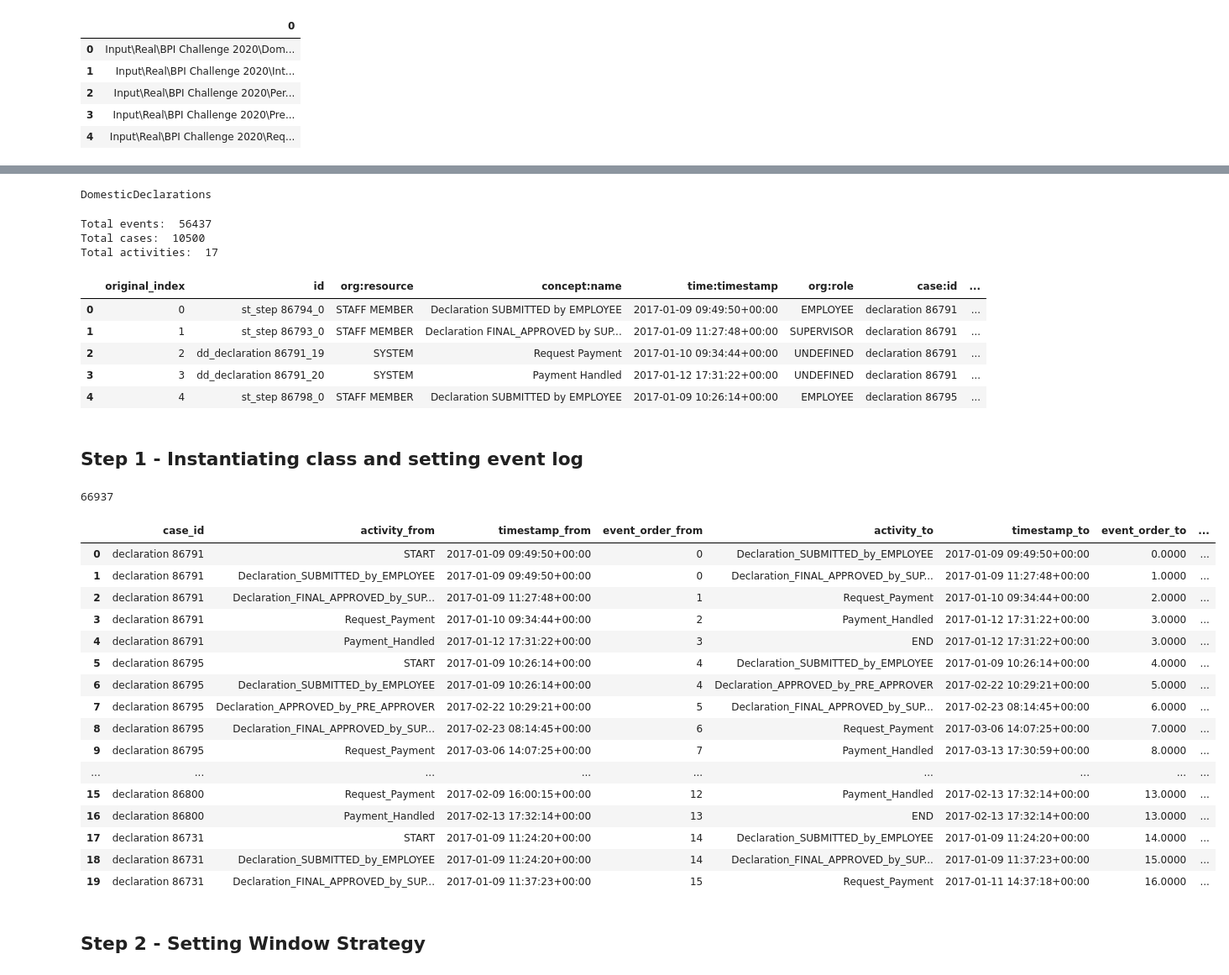
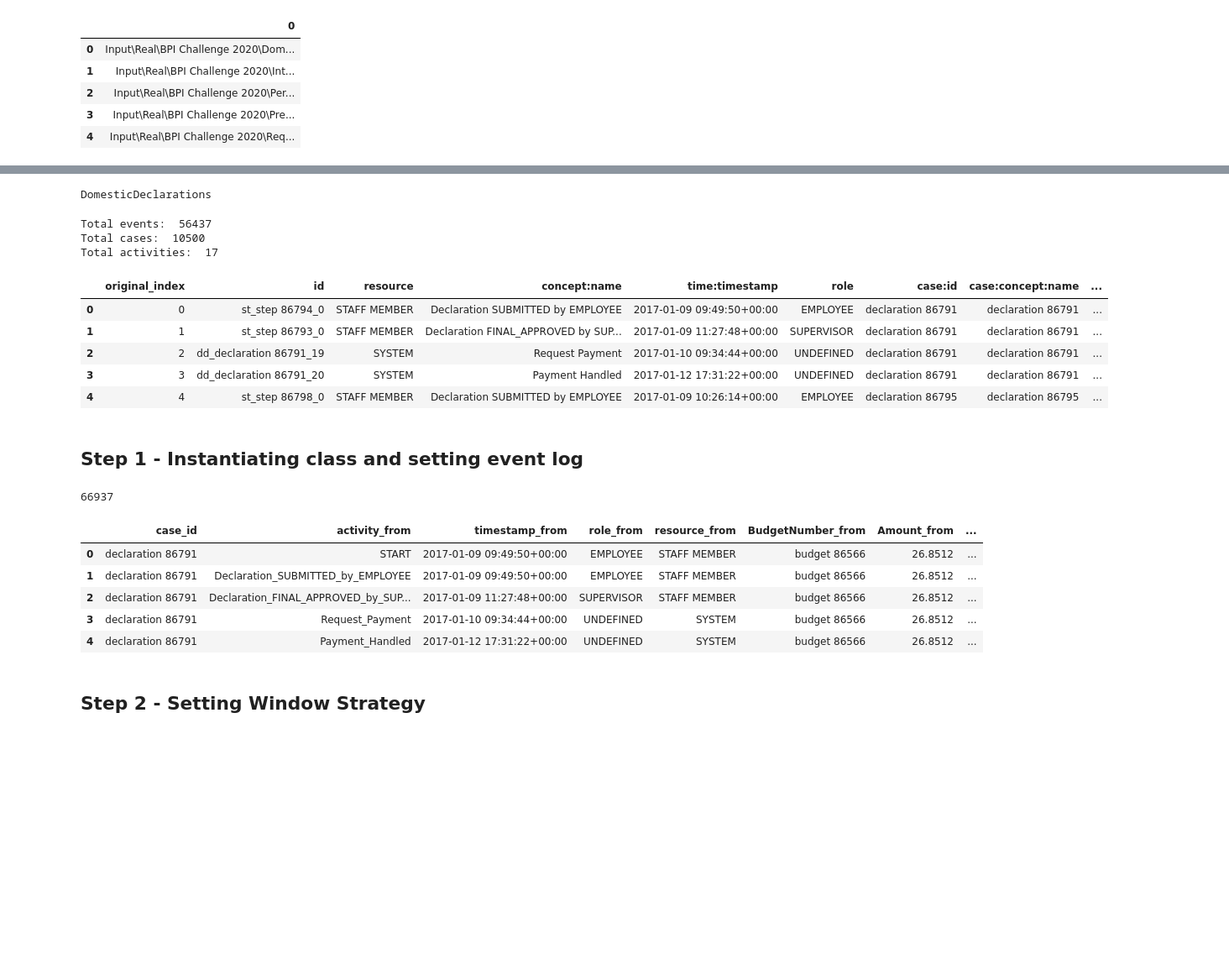
Before and after one commit to AC-Meira/Transition_Matrix_Process_Drift, a Jupyter notebook: Demonstration - Real Log - BPIC 2020.ipynb, the cells around one changed output, grey strips where cells are left out. Shown at 84% size. Cells and saved outputs as stored; diff of their text form; code cells hidden in the pictures; blank space fills up the shorter version.

```diff
--- a/Demonstration - Real Log - BPIC 2020.ipynb
+++ b/Demonstration - Real Log - BPIC 2020.ipynb
@@ -63,6 +63,14 @@ event_log = TMPD_utils.parse_xes(log_path)
 # Save original event index
 event_log = event_log.reset_index(names='original_index')
 
+# Renaming columns to match the expected format
+event_log = event_log.rename(columns={
+    'org:resource': 'resource',
+    'org:role': 'role',
+    'case:BudgetNumber': 'BudgetNumber',
+    'case:Amount': 'Amount'
+})
+
 # Showing loaded event log
 print("Total events: ", len(event_log))
 print("Total cases: ", len(event_log.groupby('case:id')))
@@ -73,46 +81,35 @@ DomesticDeclarations
 Total events:  56437
 Total cases:  10500
 Total activities:  17
-|  | original_index | id | org:resource | concept:name | time:timestamp | org:role | case:id | ... |
-| 0 | 0 | st_step 86794_0 | STAFF MEMBER | Declaration SUBMITTED by EMPLOYEE | 2017-01-09 09:49:50+00:00 | EMPLOYEE | declaration 86791 | ... |
-| 1 | 1 | st_step 86793_0 | STAFF MEMBER | Declaration FINAL_APPROVED by SUP... | 2017-01-09 11:27:48+00:00 | SUPERVISOR | declaration 86791 | ... |
-| 2 | 2 | dd_declaration 86791_19 | SYSTEM | Request Payment | 2017-01-10 09:34:44+00:00 | UNDEFINED | declaration 86791 | ... |
-| 3 | 3 | dd_declaration 86791_20 | SYSTEM | Payment Handled | 2017-01-12 17:31:22+00:00 | UNDEFINED | declaration 86791 | ... |
-| 4 | 4 | st_step 86798_0 | STAFF MEMBER | Declaration SUBMITTED by EMPLOYEE | 2017-01-09 10:26:14+00:00 | EMPLOYEE | declaration 86795 | ... |
+|  | original_index | id | resource | concept:name | time:timestamp | role | case:id | case:concept:name | ... |
+| 0 | 0 | st_step 86794_0 | STAFF MEMBER | Declaration SUBMITTED by EMPLOYEE | 2017-01-09 09:49:50+00:00 | EMPLOYEE | declaration 86791 | declaration 86791 | ... |
+| 1 | 1 | st_step 86793_0 | STAFF MEMBER | Declaration FINAL_APPROVED by SUP... | 2017-01-09 11:27:48+00:00 | SUPERVISOR | declaration 86791 | declaration 86791 | ... |
+| 2 | 2 | dd_declaration 86791_19 | SYSTEM | Request Payment | 2017-01-10 09:34:44+00:00 | UNDEFINED | declaration 86791 | declaration 86791 | ... |
+| 3 | 3 | dd_declaration 86791_20 | SYSTEM | Payment Handled | 2017-01-12 17:31:22+00:00 | UNDEFINED | declaration 86791 | declaration 86791 | ... |
+| 4 | 4 | st_step 86798_0 | STAFF MEMBER | Declaration SUBMITTED by EMPLOYEE | 2017-01-09 10:26:14+00:00 | EMPLOYEE | declaration 86795 | declaration 86795 | ... |
 # %% [markdown]
 ## Step 1 - Instantiating class and setting event log
 # %%
 # Iniatializing the TMPD_class
 TMPD_instance = TMPD_class.TMPD(scenario='offline')
 
 # Setting the transition log
-TMPD_instance.set_transition_log(event_log, case_id='case:id', activity_key='concept:name', timestamp_key='time:timestamp', timestamp_format=None, other_columns_keys=[])
+TMPD_instance.set_transition_log(event_log, case_id='case:id', activity_key='concept:name', timestamp_key='time:timestamp', timestamp_format=None, other_columns_keys=["role", "resource", "BudgetNumber", "Amount"])
 
 # Executing the transition log
 TMPD_instance.run_transition_log()
 
 # Showing the transition log created
 print(len(TMPD_instance.get_transition_log()))
-TMPD_instance.get_transition_log().head(20)
+TMPD_instance.get_transition_log().head()
 # %% [output]
 66937
-|  | case_id | activity_from | timestamp_from | event_order_from | activity_to | timestamp_to | event_order_to | ... |
-| 0 | declaration 86791 | START | 2017-01-09 09:49:50+00:00 | 0 | Declaration_SUBMITTED_by_EMPLOYEE | 2017-01-09 09:49:50+00:00 | 0.0000 | ... |
-| 1 | declaration 86791 | Declaration_SUBMITTED_by_EMPLOYEE | 2017-01-09 09:49:50+00:00 | 0 | Declaration_FINAL_APPROVED_by_SUP... | 2017-01-09 11:27:48+00:00 | 1.0000 | ... |
-| 2 | declaration 86791 | Declaration_FINAL_APPROVED_by_SUP... | 2017-01-09 11:27:48+00:00 | 1 | Request_Payment | 2017-01-10 09:34:44+00:00 | 2.0000 | ... |
-| 3 | declaration 86791 | Request_Payment | 2017-01-10 09:34:44+00:00 | 2 | Payment_Handled | 2017-01-12 17:31:22+00:00 | 3.0000 | ... |
-| 4 | declaration 86791 | Payment_Handled | 2017-01-12 17:31:22+00:00 | 3 | END | 2017-01-12 17:31:22+00:00 | 3.0000 | ... |
-| 5 | declaration 86795 | START | 2017-01-09 10:26:14+00:00 | 4 | Declaration_SUBMITTED_by_EMPLOYEE | 2017-01-09 10:26:14+00:00 | 4.0000 | ... |
-| 6 | declaration 86795 | Declaration_SUBMITTED_by_EMPLOYEE | 2017-01-09 10:26:14+00:00 | 4 | Declaration_APPROVED_by_PRE_APPROVER | 2017-02-22 10:29:21+00:00 | 5.0000 | ... |
-| 7 | declaration 86795 | Declaration_APPROVED_by_PRE_APPROVER | 2017-02-22 10:29:21+00:00 | 5 | Declaration_FINAL_APPROVED_by_SUP... | 2017-02-23 08:14:45+00:00 | 6.0000 | ... |
-| 8 | declaration 86795 | Declaration_FINAL_APPROVED_by_SUP... | 2017-02-23 08:14:45+00:00 | 6 | Request_Payment | 2017-03-06 14:07:25+00:00 | 7.0000 | ... |
-| 9 | declaration 86795 | Request_Payment | 2017-03-06 14:07:25+00:00 | 7 | Payment_Handled | 2017-03-13 17:30:59+00:00 | 8.0000 | ... |
-| ... | ... | ... | ... | ... | ... | ... | ... | ... |
-| 15 | declaration 86800 | Request_Payment | 2017-02-09 16:00:15+00:00 | 12 | Payment_Handled | 2017-02-13 17:32:14+00:00 | 13.0000 | ... |
-| 16 | declaration 86800 | Payment_Handled | 2017-02-13 17:32:14+00:00 | 13 | END | 2017-02-13 17:32:14+00:00 | 13.0000 | ... |
-| 17 | declaration 86731 | START | 2017-01-09 11:24:20+00:00 | 14 | Declaration_SUBMITTED_by_EMPLOYEE | 2017-01-09 11:24:20+00:00 | 14.0000 | ... |
-| 18 | declaration 86731 | Declaration_SUBMITTED_by_EMPLOYEE | 2017-01-09 11:24:20+00:00 | 14 | Declaration_FINAL_APPROVED_by_SUP... | 2017-01-09 11:37:23+00:00 | 15.0000 | ... |
-| 19 | declaration 86731 | Declaration_FINAL_APPROVED_by_SUP... | 2017-01-09 11:37:23+00:00 | 15 | Request_Payment | 2017-01-11 14:37:18+00:00 | 16.0000 | ... |
+|  | case_id | activity_from | timestamp_from | role_from | resource_from | BudgetNumber_from | Amount_from | ... |
+| 0 | declaration 86791 | START | 2017-01-09 09:49:50+00:00 | EMPLOYEE | STAFF MEMBER | budget 86566 | 26.8512 | ... |
+| 1 | declaration 86791 | Declaration_SUBMITTED_by_EMPLOYEE | 2017-01-09 09:49:50+00:00 | EMPLOYEE | STAFF MEMBER | budget 86566 | 26.8512 | ... |
+| 2 | declaration 86791 | Declaration_FINAL_APPROVED_by_SUP... | 2017-01-09 11:27:48+00:00 | SUPERVISOR | STAFF MEMBER | budget 86566 | 26.8512 | ... |
+| 3 | declaration 86791 | Request_Payment | 2017-01-10 09:34:44+00:00 | UNDEFINED | SYSTEM | budget 86566 | 26.8512 | ... |
+| 4 | declaration 86791 | Payment_Handled | 2017-01-12 17:31:22+00:00 | UNDEFINED | SYSTEM | budget 86566 | 26.8512 | ... |
 # %% [markdown]
 ## Step 2 - Setting Window Strategy
 # %%
```
Also changed, not shown: parts of 18 cells of this notebook, 17 other files.
